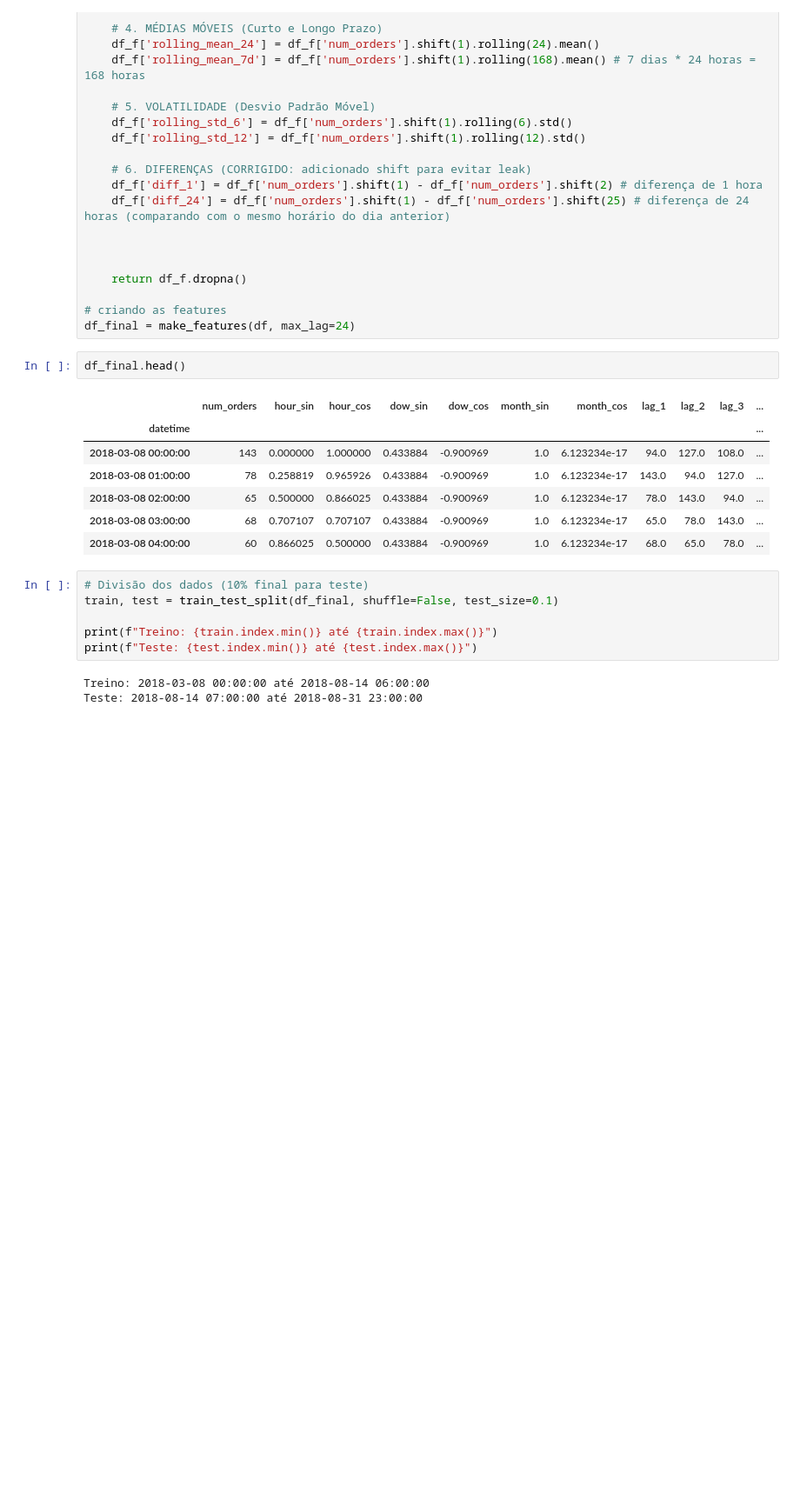
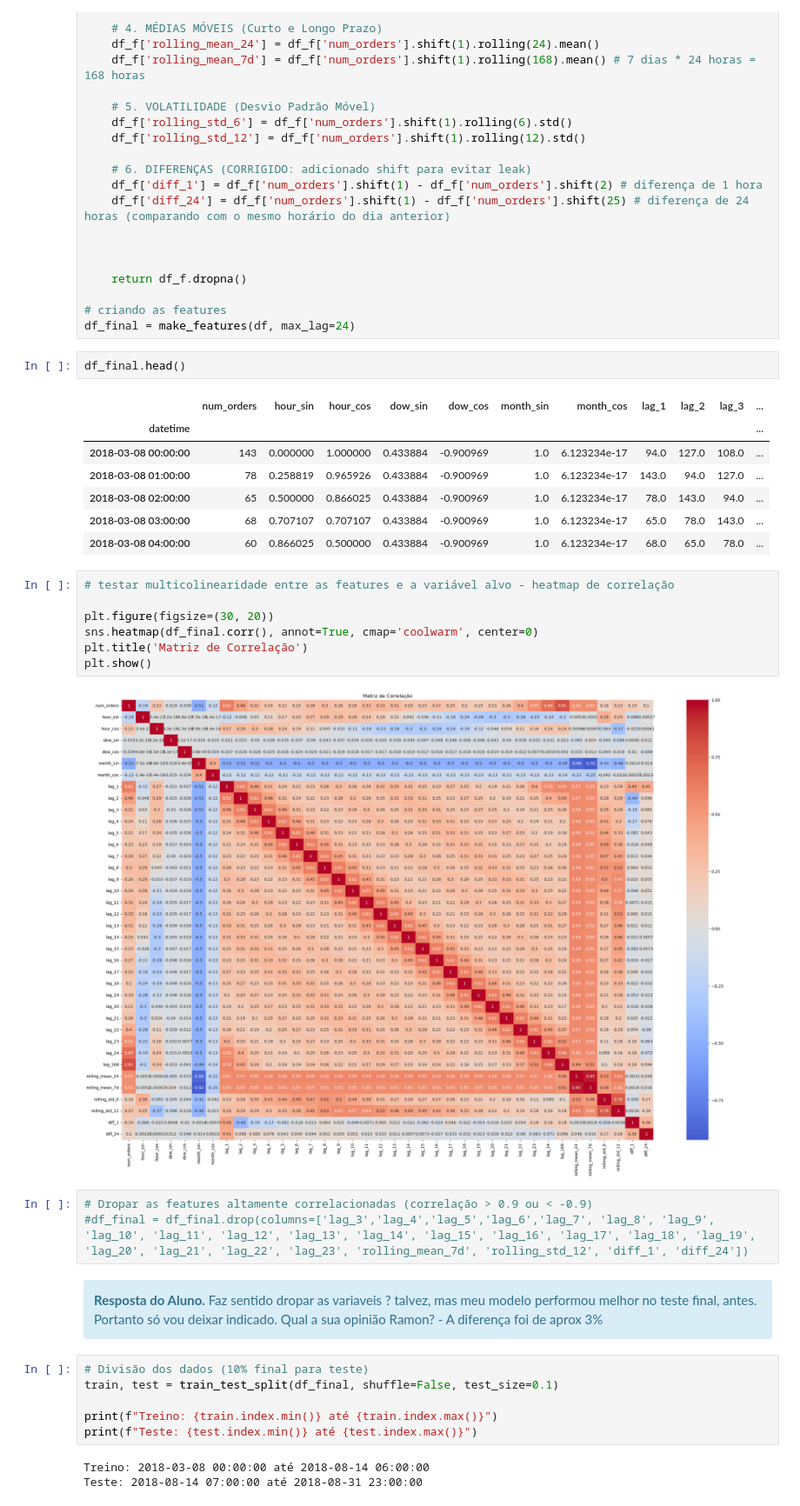
Before and after one commit to Angelaidt/Sprint-13-Empresa-de-Taxi, a Jupyter notebook: notebook_sprint_13.ipynb, the cells around one changed output. Shown at 87% size. Saved outputs shown, nothing was run; the diff lists cells and outputs as text; blank space fills up the shorter version.

```diff
--- a/notebook_sprint_13.ipynb
+++ b/notebook_sprint_13.ipynb
@@ -235,6 +298,23 @@ df_final.head()
 | 2018-03-08 02:00:00 | 65 | 0.500000 | 0.866025 | 0.433884 | -0.900969 | 1.0 | 6.123234e-17 | 78.0 | 143.0 | 94.0 | ... |
 | 2018-03-08 03:00:00 | 68 | 0.707107 | 0.707107 | 0.433884 | -0.900969 | 1.0 | 6.123234e-17 | 65.0 | 78.0 | 143.0 | ... |
 | 2018-03-08 04:00:00 | 60 | 0.866025 | 0.500000 | 0.433884 | -0.900969 | 1.0 | 6.123234e-17 | 68.0 | 65.0 | 78.0 | ... |
+# %%
+# testar multicolinearidade entre as features e a variável alvo - heatmap de correlação
+
+plt.figure(figsize=(30, 20))
+sns.heatmap(df_final.corr(), annot=True, cmap='coolwarm', center=0)
+plt.title('Matriz de Correlação')
+plt.show()
+# %% [output]
+[figure, added]
+# %%
+# Dropar as features altamente correlacionadas (correlação > 0.9 ou < -0.9)
+#df_final = df_final.drop(columns=['lag_3','lag_4','lag_5','lag_6','lag_7', 'lag_8', 'lag_9', 'lag_10', 'lag_11', 'lag_12', 'lag_13', 'lag_14', 'lag_15', 'lag_16', 'lag_17', 'lag_18', 'lag_19', 'lag_20', 'lag_21', 'lag_22', 'lag_23', 'rolling_mean_7d', 'rolling_std_12', 'diff_1', 'diff_24'])
+# %% [markdown]
+<div class="alert alert-block alert-info">
+<b>Resposta do Aluno.</b> <a class="tocSkip"></a>
+Faz sentido dropar as variaveis ? talvez,  mas meu modelo performou melhor no teste final, antes. Portanto só vou deixar indicado. Qual a sua opinião Ramon? - A diferença foi de aprox 3%
+</div>
 # %%
 # Divisão dos dados (10% final para teste)
 train, test = train_test_split(df_final, shuffle=False, test_size=0.1)
```
Also changed, not shown: parts of 14 cells of this notebook.
